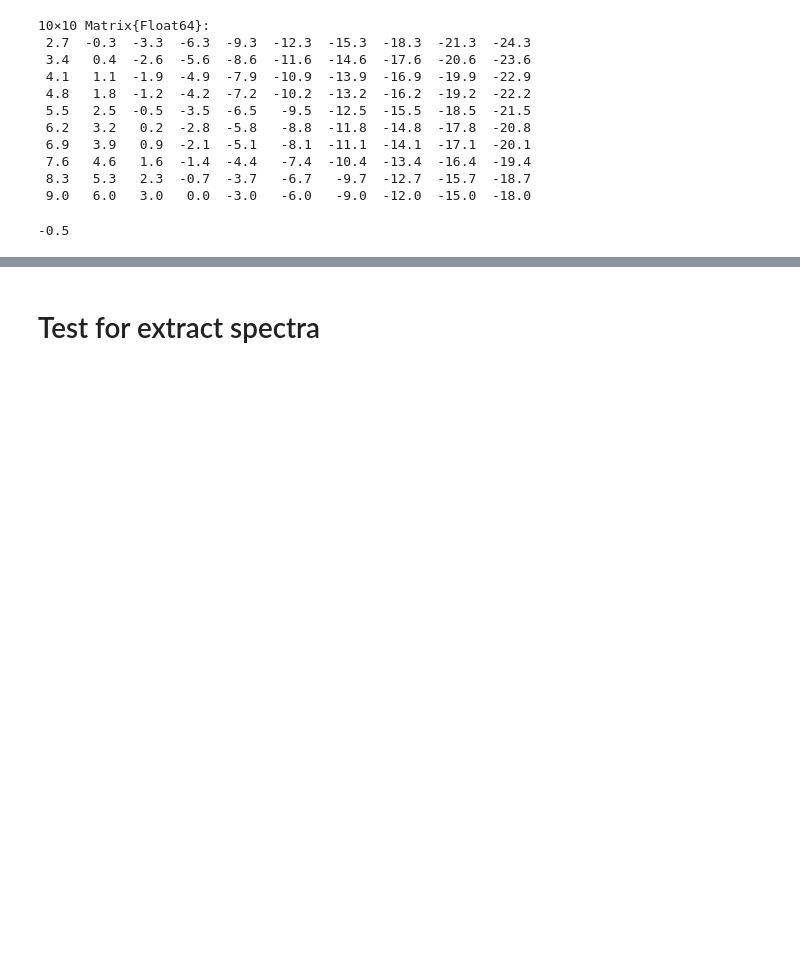
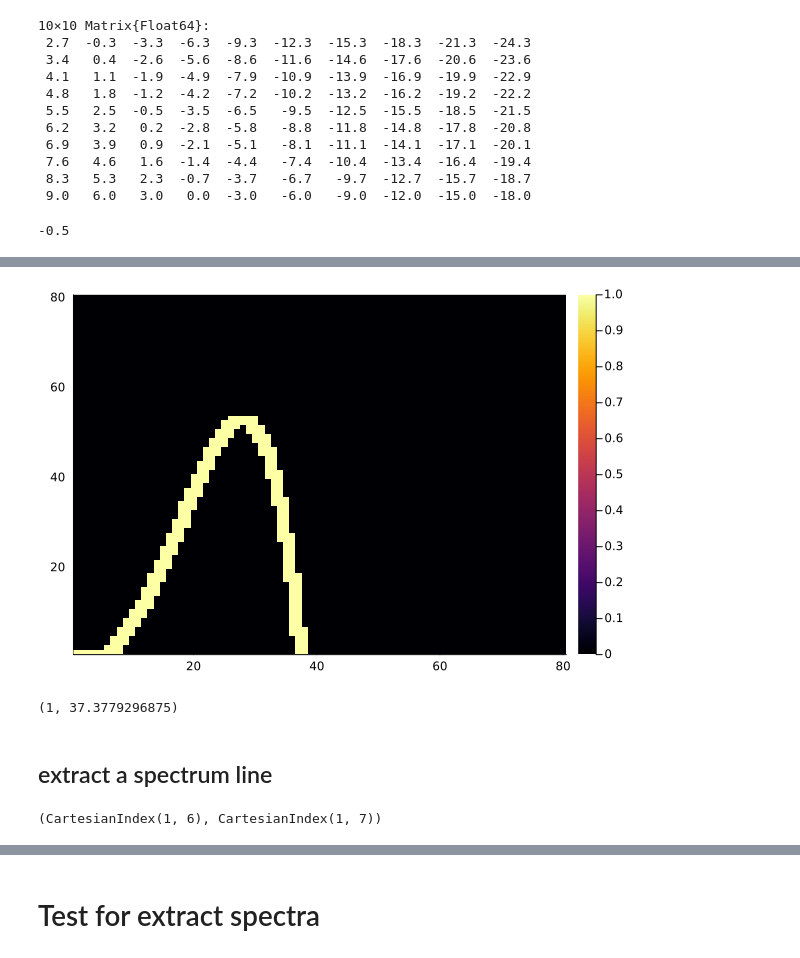
Before and after one commit to yardw/SpectraShooter.jl, a Jupyter notebook: dev.ipynb, the cells around one changed output, grey strips where cells are left out. Saved outputs shown, nothing was run; the diff lists cells and outputs as text; code cells hidden in the pictures; blank space fills up the shorter version.

```diff
--- a/dev.ipynb
+++ b/dev.ipynb
@@ -463,0 +513,10 @@ mapmat[1,3]
+# %%
+heatmap(m.initialized)
+# %% [output]
+[figure, added]
+# %%
+bisearch(t,m)
+# %% [output]
+(1, 37.3779296875)
+# %% [markdown]
+## extract a spectrum line
@@ -463,0 +525,4 @@ mapmat[1,3]
+# %%
+poses = findfirstseed!(m, CartesianIndex(1, 1), CartesianIndex(1, 2))
+# %% [output]
+(CartesianIndex(1, 6), CartesianIndex(1, 7))
```
Also changed, not shown: parts of 23 cells of this notebook, 2 other files.
